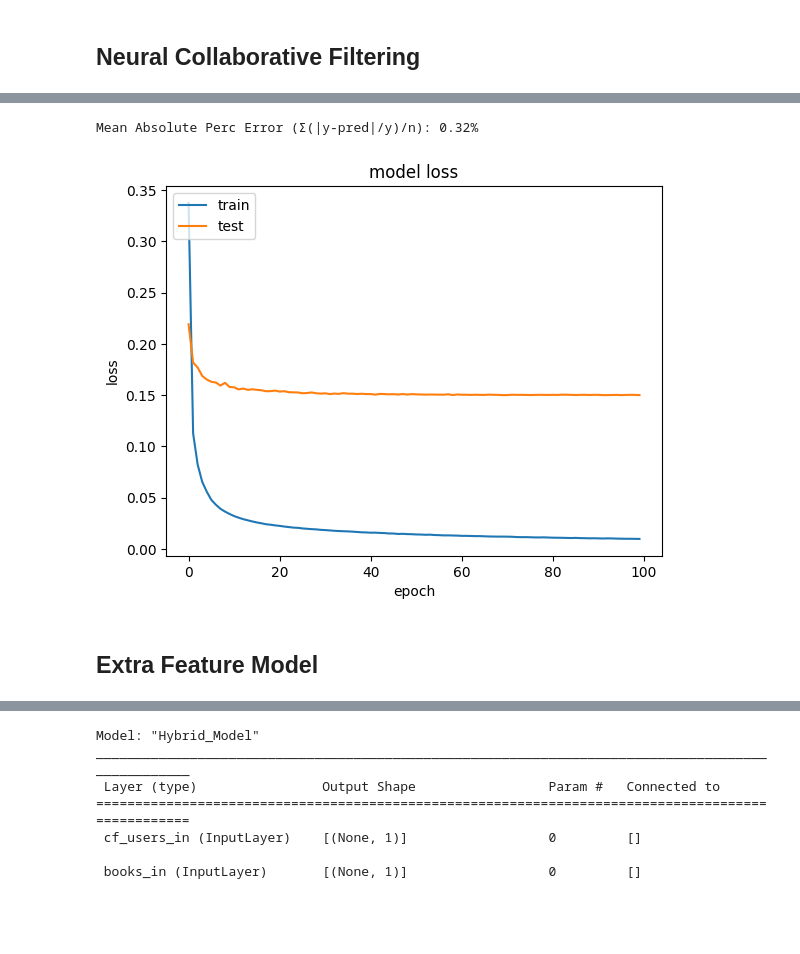
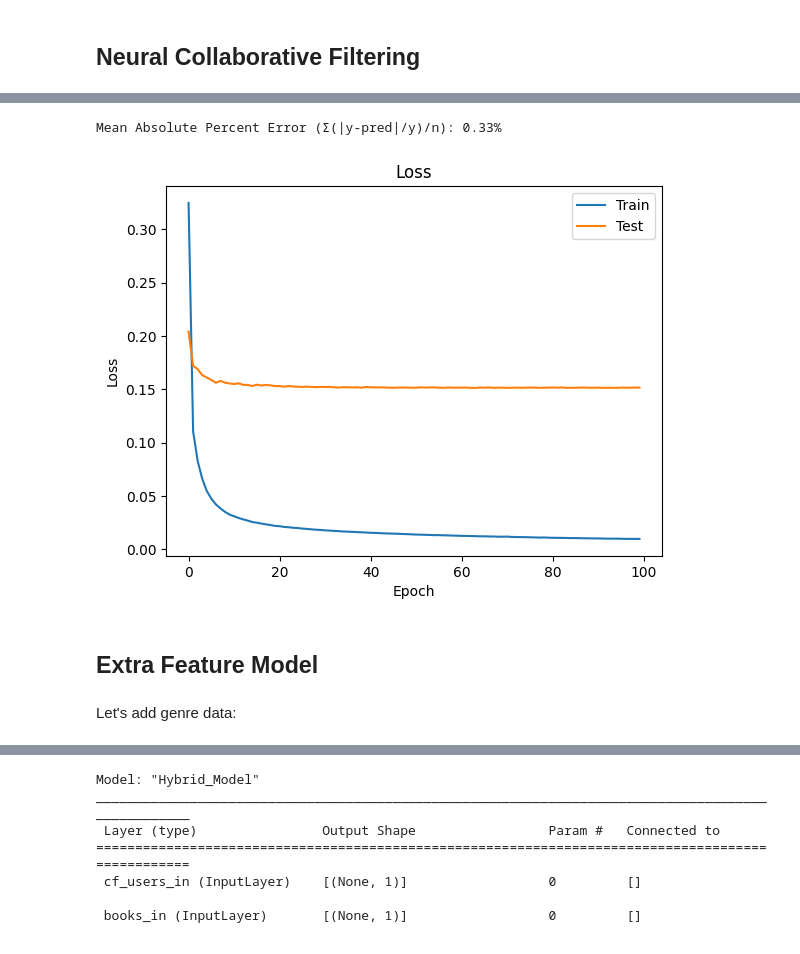
Before and after one commit to veneta13/Booked, a Jupyter notebook: recommendation.ipynb, the cells around one changed output, grey strips where cells are left out. Saved outputs shown, nothing was run; the diff lists cells and outputs as text; code cells hidden in the pictures; blank space fills up the shorter version.

```diff
--- a/recommendation.ipynb
+++ b/recommendation.ipynb
@@ -265,0 +549,4 @@ df = df.drop(columns="User-ID").rename(columns={"Index": "User-ID"})
+# %%
+BATCH_SIZE = 256
+EMBEDDING_SIZE = 30
+EPOCHS = 100
@@ -336,8 +625,8 @@ split = int(0.8 * rating_df.shape[1])
 dtf_train = rating_df.loc[:, :split-1]
 dtf_test = rating_df.loc[:, split:]
 
-train = dtf_train.stack(dropna=True).reset_index().rename(columns={0:"y"})
-test = dtf_test.stack(dropna=True).reset_index().rename(columns={0:"y"})
+train = dtf_train.stack(dropna=True).reset_index().rename(columns={0:"rating"})
+test = dtf_test.stack(dropna=True).reset_index().rename(columns={0:"rating"})
 # %%
 train
 # %% [output]
@@ -373,12 +664,18 @@ test
 # %%
-embeddings_size = 30
+embeddings_size = EMBEDDING_SIZE
 
-# Users (1,embedding_size)
 users_in = layers.Input(name="users_in", shape=(1,))
 users_emb = layers.Embedding(name="users_emb", input_dim=num_users, output_dim=embeddings_size)(users_in)
 users = layers.Reshape(name="users", target_shape=(embeddings_size,))(users_emb)
 
-# Products (1,embedding_size)
 books_in = layers.Input(name="books_in", shape=(1,))
 books_emb = layers.Embedding(name="books_emb", input_dim=num_books, output_dim=embeddings_size)(books_in)
 books = layers.Reshape(name='books', target_shape=(embeddings_size,))(books_emb)
+
+xx = layers.Dot(name='xx', normalize=True, axes=1)([users, books])
+
+y_out = layers.Dense(name="rating_pred", units=1, activation='linear')(xx)
+
+model_cf = models.Model(inputs=[users_in, books_in], outputs=y_out, name="CollaborativeFiltering")
+model_cf.compile(optimizer='adam', loss='mean_absolute_error')
+model_cf.summary()
@@ -517,5 +808,11 @@ ________________________________________________________________________________
 # %%
-history_ncf = model_ncf.fit(x=[train["User-ID"], train["ISBN"]], y=train["y"], epochs=100, batch_size=256, shuffle=True, verbose=1, validation_split=0.3)
-model_ncf = history_ncf.model
+history_ncf = model_ncf.fit(
+    x=[train["User-ID"], train["ISBN"]], y=train["rating"],
+    epochs=EPOCHS,
+    batch_size=BATCH_SIZE,
+    shuffle=True,
+    verbose=1,
+    validation_split=0.3
+)
 # %% [output]
 Epoch 1/100
@@ -555,23 +852,25 @@ test
 2010 rows × 4 columns
 # %%
-y_test = test["y"]
-predicted = test["yhat"]
+y_test = test["rating"]
+predicted = test["predicted"]
 
 print("Mean Absolute Percent Error (Σ(|y-pred|/y)/n):", str(round(np.mean(np.abs((y_test-predicted)/predicted)), 2))+"%")
 # %% [output]
-Mean Absolute Perc Error (Σ(|y-pred|/y)/n): 0.32%
+Mean Absolute Percent Error (Σ(|y-pred|/y)/n): 0.33%
 # %%
 plt.plot(history_ncf.history['loss'])
 plt.plot(history_ncf.history['val_loss'])
-plt.title('model loss')
-plt.ylabel('loss')
-plt.xlabel('epoch')
-plt.legend(['train', 'test'], loc='upper left')
+plt.title('Loss')
+plt.ylabel('Loss')
+plt.xlabel('Epoch')
+plt.legend(['Train', 'Test'])
 plt.show()
 # %% [output]
-[figure, old version]
+[figure, new version]
 # %% [markdown]
 ## Extra Feature Model
+# %% [markdown]
+Let's add genre data:
 # %%
 train = train.merge(df[genres], how="left", left_on="ISBN", right_index=True)
 train
```
Also changed, not shown: parts of 69 cells of this notebook.
